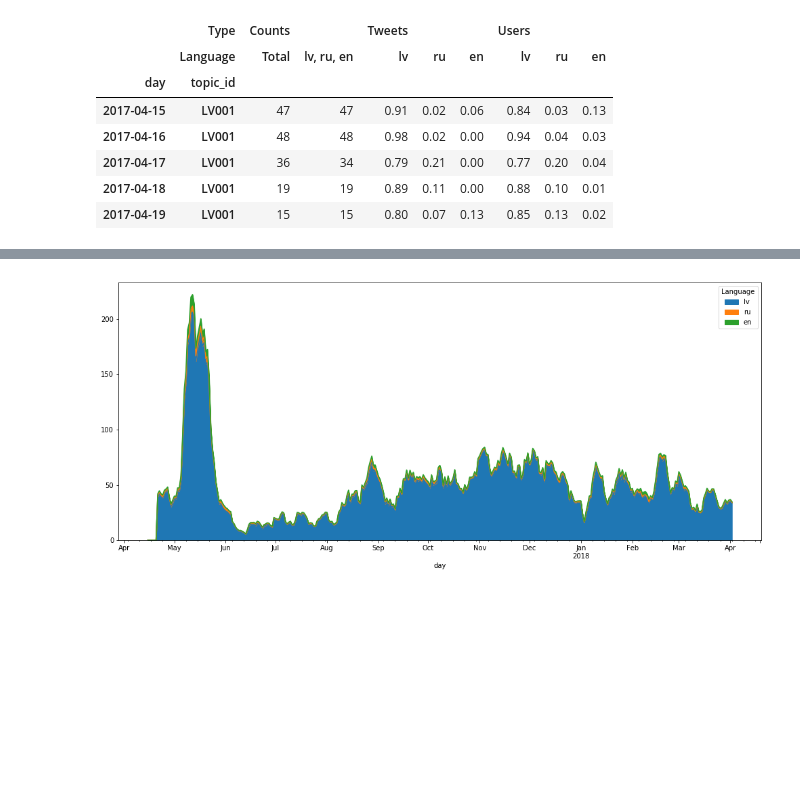
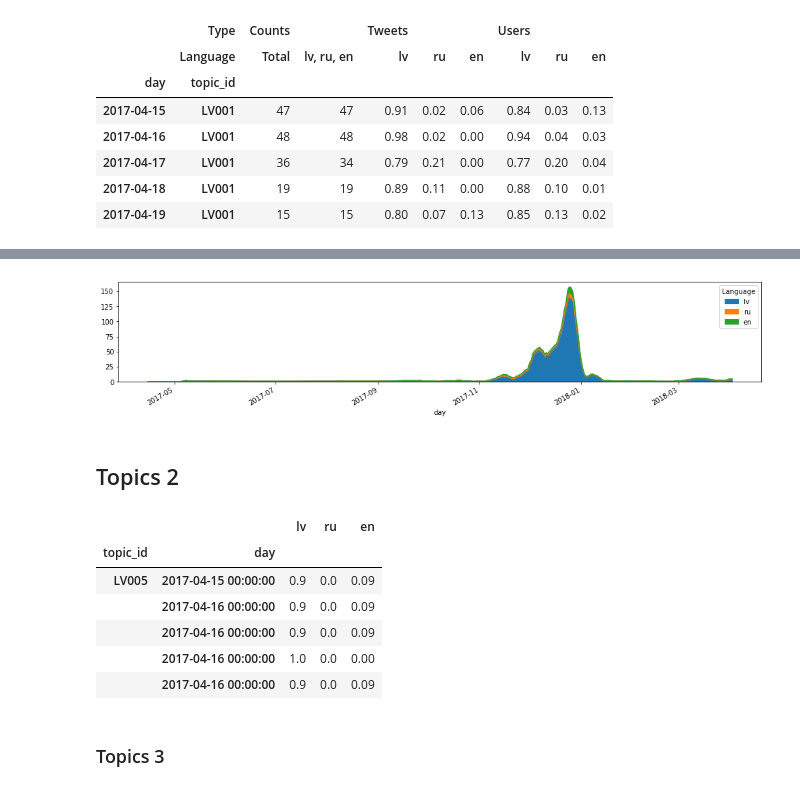
Before and after one commit to dimazest/2018-lv2, a Jupyter notebook: supplement/notebook.ipynb, the cells around one changed output, grey strips where cells are left out. Saved outputs shown, nothing was run; the diff lists cells and outputs as text; code cells hidden in the pictures; blank space fills up the shorter version.

```diff
--- a/supplement/notebook.ipynb
+++ b/supplement/notebook.ipynb
@@ -192,14 +200,16 @@ _ = relevance_judgments_lang_pref_by_day.loc[(slice(None), 'LV005'), :].reset_in
 # %%
-_ = relevance_judgments_lang_pref_by_day.loc[(slice(None), 'LV005'), :].reset_index('topic_id')
+_ = relevance_judgments_lang_pref_by_day.loc[(slice(None), 'LV006'), :].reset_index('topic_id')
 
 (
     _['Users']
     .multiply(
         _['Counts', 'lv, ru, en'],
         axis='rows',
     )
     .rolling(window=7).mean()
-    .plot.area(figsize=(17, 7))
+    .plot.area(figsize=(17, 3))
 );
 # %% [output]
-[figure, old version]
+[figure, new version]
+# %% [markdown]
+## Topics 2
@@ -205,0 +226,12 @@ _ = relevance_judgments_lang_pref_by_day.loc[(slice(None), 'LV005'), :].reset_in
+# %%
+relevance_judgments_lang_pref.loc[['LV005']].head()
+# %% [output]
+|  |  | lv | ru | en |
+| topic_id | day |  |  |  |
+| LV005 | 2017-04-15 00:00:00 | 0.9 | 0.0 | 0.09 |
+|  | 2017-04-16 00:00:00 | 0.9 | 0.0 | 0.09 |
+|  | 2017-04-16 00:00:00 | 0.9 | 0.0 | 0.09 |
+|  | 2017-04-16 00:00:00 | 1.0 | 0.0 | 0.00 |
+|  | 2017-04-16 00:00:00 | 0.9 | 0.0 | 0.09 |
+# %% [markdown]
+### Topics 3
```
Also changed, not shown: parts of 13 cells of this notebook, 2 other files.
